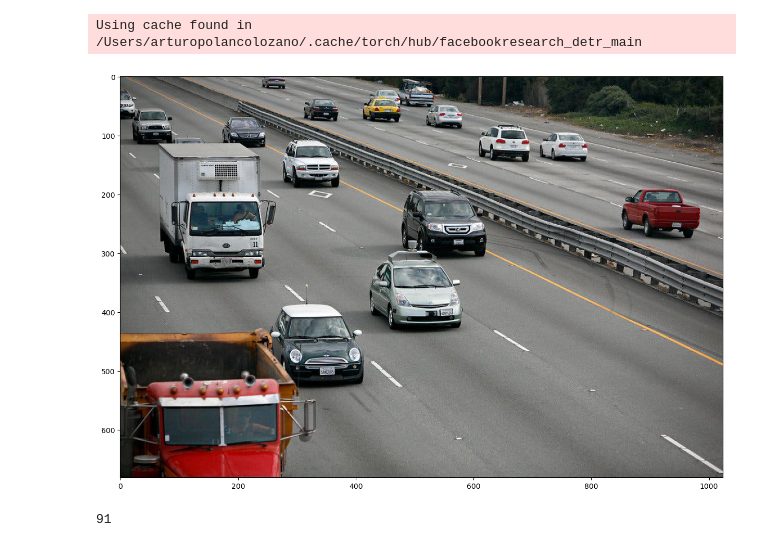
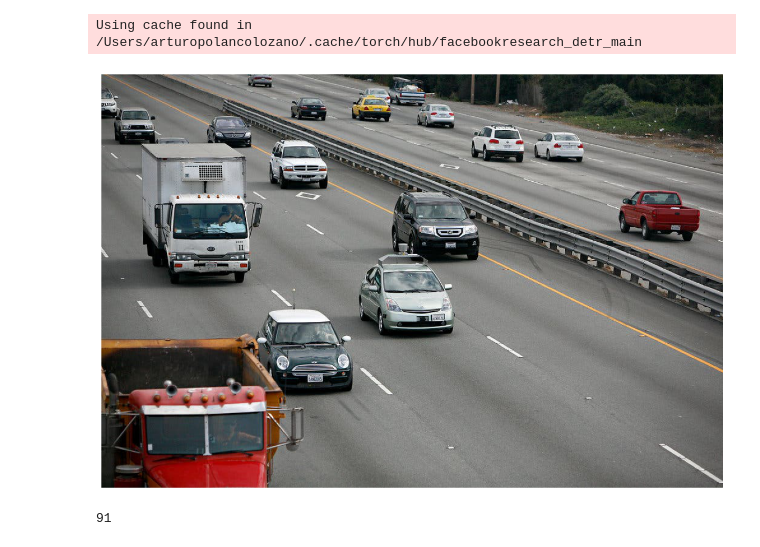
Before and after one commit to apolanco3225/Car-Detection-Counting, a Jupyter notebook: notebooks/DETR_Object_Detection.ipynb, the cells around one changed output. Drawn from its saved outputs; the diff is of its cells as text; code cells hidden in the pictures.

```diff
--- a/notebooks/DETR_Object_Detection.ipynb
+++ b/notebooks/DETR_Object_Detection.ipynb
@@ -26,13 +26,14 @@ device = "cuda" if torch.cuda.is_available() else "cpu"
 # %%
 #@title Display Image
 # url = "https://i.vimeocdn.com/video/751597323-3057e0a149a649e92a689d23e47342bf322e2390fb87fd6f3c6c3a995126d8ce-d_640?f=webp"
 url = "https://static01.nyt.com/images/2010/10/10/us/10google2/10google2-jumbo.jpg?quality=75&auto=webp&disable=upscale"
 im = Image.open(requests.get(url, stream=True).raw)
 fig = plt.figure(figsize=(15,10))
 plt.imshow(im)
+plt.axis(False)
 plt.show()
 # %% [output]
-[figure, old version]
+[figure, new version]
 # %%
 # standard PyTorch mean-std input image normalization
 transform = T.Compose([
```
Also changed, not shown: parts of 2 cells of this notebook.
